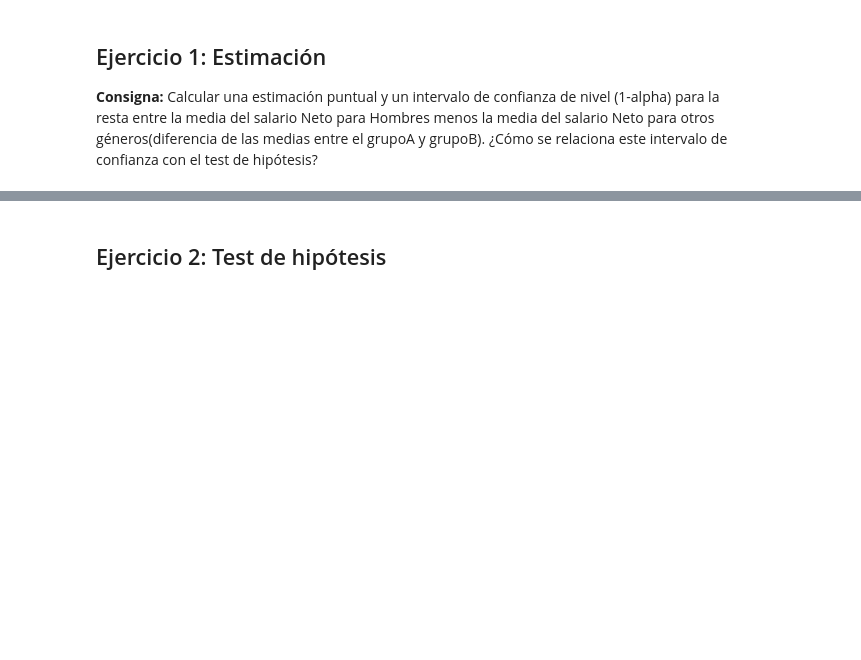
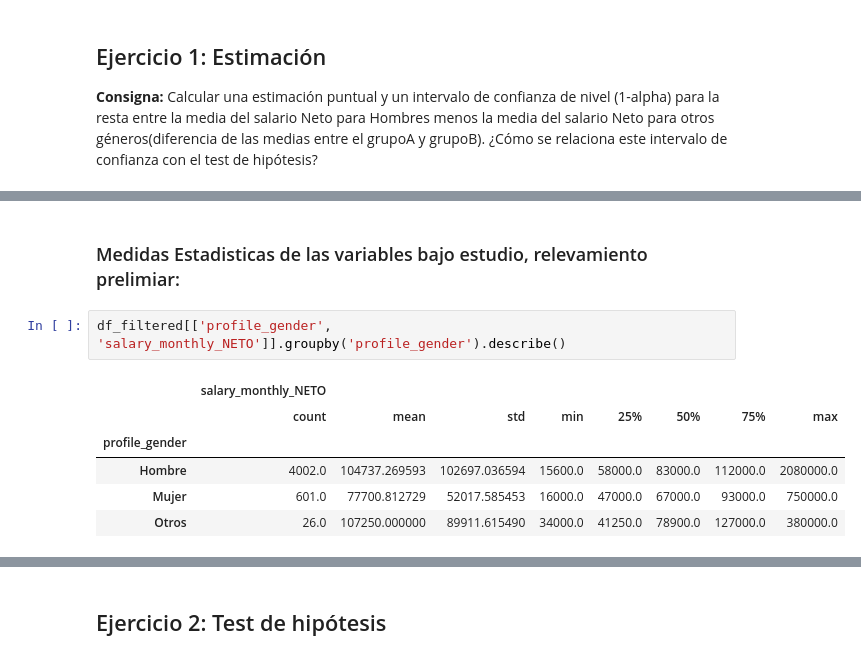
Before and after one commit to argennof/Data_A-V_2022, a Jupyter notebook: Grupo_24_Entregable_Parte_2.ipynb, the cells around one changed output, grey strips where cells are left out. Drawn from its saved outputs; the diff is of its cells as text; blank space fills up the shorter version.

```diff
--- a/Grupo_24_Entregable_Parte_2.ipynb
+++ b/Grupo_24_Entregable_Parte_2.ipynb
@@ -65,0 +113,11 @@ groupB = df[(df.salary_monthly_NETO > 1000) & ~is_man].salary_monthly_NETO
+# %% [markdown]
+### Medidas Estadisticas de las variables bajo estudio, relevamiento prelimiar:
+# %%
+df_filtered[['profile_gender', 'salary_monthly_NETO']].groupby('profile_gender').describe()
+# %% [output]
+|  | salary_monthly_NETO |  |  |  |  |  |  |  |
+|  | count | mean | std | min | 25% | 50% | 75% | max |
+| profile_gender |  |  |  |  |  |  |  |  |
+| Hombre | 4002.0 | 104737.269593 | 102697.036594 | 15600.0 | 58000.0 | 83000.0 | 112000.0 | 2080000.0 |
+| Mujer | 601.0 | 77700.812729 | 52017.585453 | 16000.0 | 47000.0 | 67000.0 | 93000.0 | 750000.0 |
+| Otros | 26.0 | 107250.000000 | 89911.615490 | 34000.0 | 41250.0 | 78900.0 | 127000.0 | 380000.0 |
```
Also changed, not shown: parts of 32 cells of this notebook.
